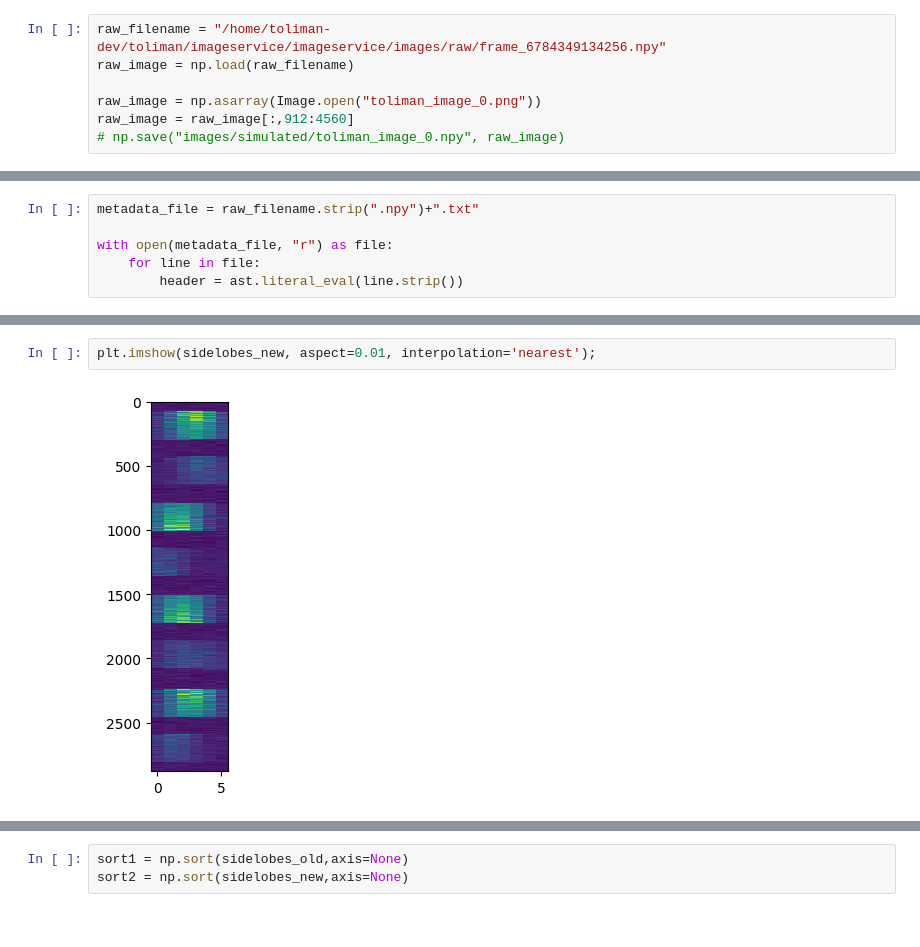
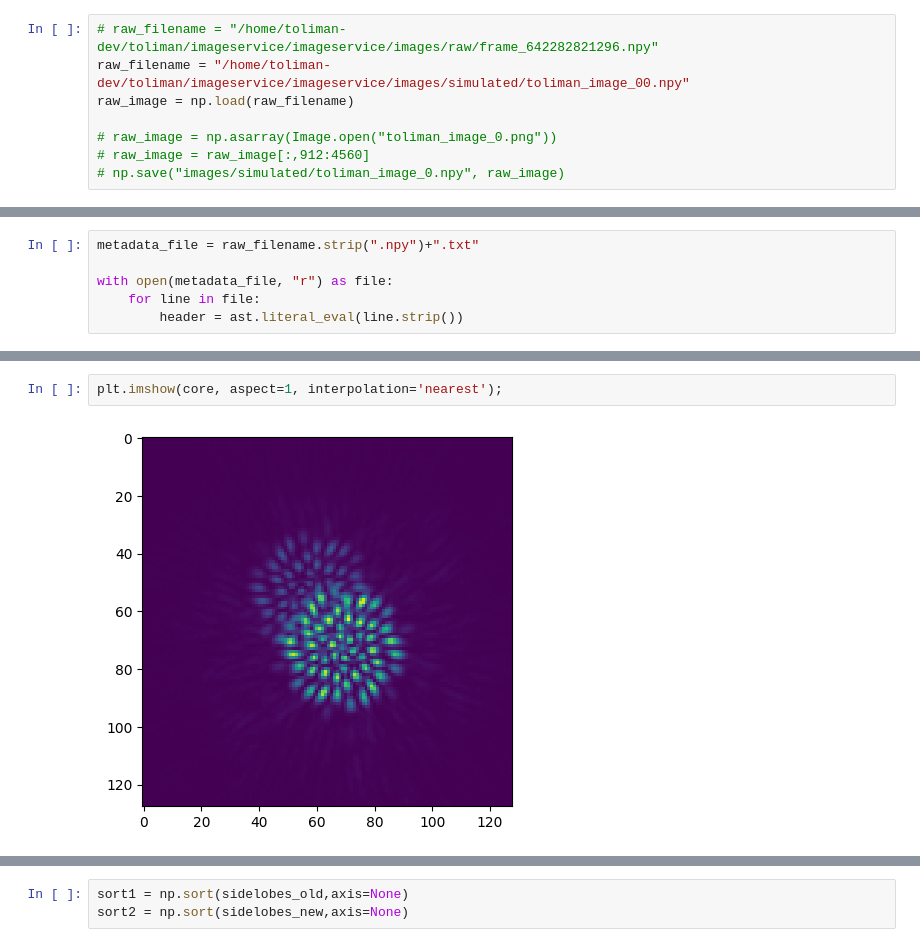
Before and after one commit to TolimanSpace/imageservice, a Jupyter notebook: imageservice/compression_dev.ipynb, the cells around one changed output, grey strips where cells are left out. Drawn from its saved outputs; the diff is of its cells as text.

```diff
--- a/imageservice/compression_dev.ipynb
+++ b/imageservice/compression_dev.ipynb
@@ -9,9 +9,10 @@ from workers.compression import crop_centre, crop_sidelobes_old, crop_sidelobes
 import matplotlib.pyplot as plt
 from PIL import Image
 # %%
-raw_filename = "/home/toliman-dev/toliman/imageservice/imageservice/images/raw/frame_6784349134256.npy"
+# raw_filename = "/home/toliman-dev/toliman/imageservice/imageservice/images/raw/frame_642282821296.npy"
+raw_filename = "/home/toliman-dev/toliman/imageservice/imageservice/images/simulated/toliman_image_00.npy"
 raw_image = np.load(raw_filename)
 
-raw_image = np.asarray(Image.open("toliman_image_0.png"))
-raw_image = raw_image[:,912:4560]
+# raw_image = np.asarray(Image.open("toliman_image_0.png"))
+# raw_image = raw_image[:,912:4560]
 # np.save("images/simulated/toliman_image_0.npy", raw_image)
@@ -75,4 +74,4 @@ Wall time: 353 ms
-# %%
-plt.imshow(sidelobes_new, aspect=0.01, interpolation='nearest');
-# %% [output]
-[figure, removed]
+# %%
+plt.imshow(core, aspect=1, interpolation='nearest');
+# %% [output]
+[figure, added]
```
Also changed, not shown: parts of 10 cells of this notebook, 1 other file.
